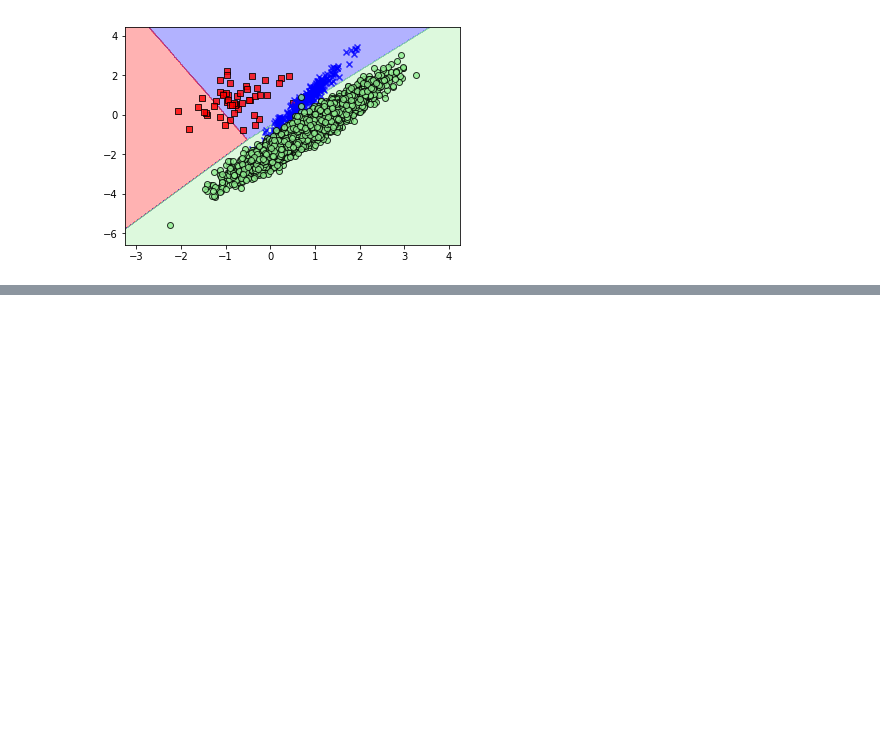
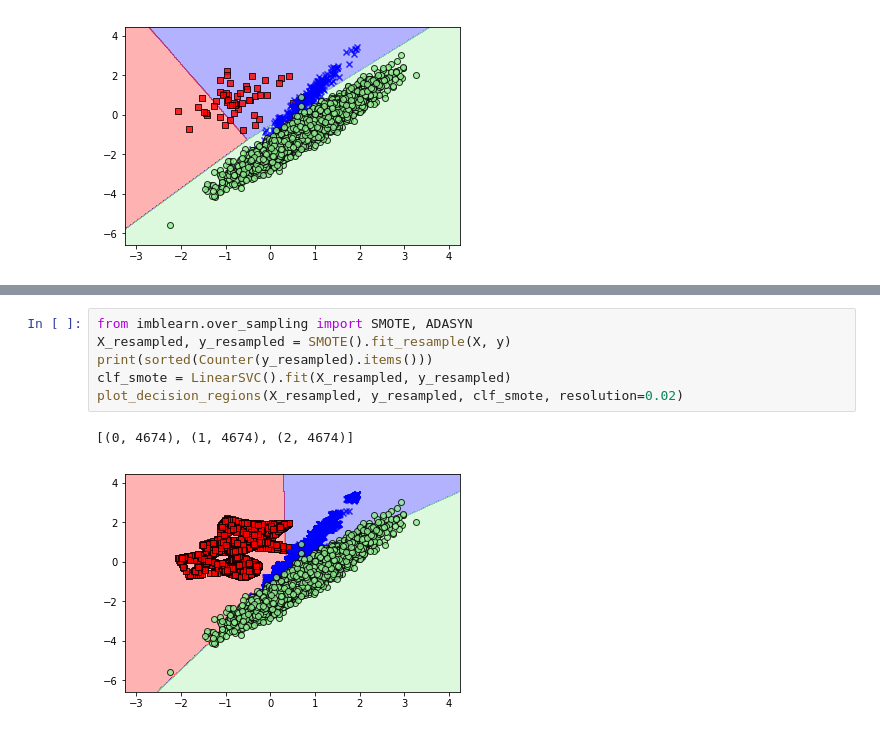
Before and after one commit to pea-sys/Til, a Jupyter notebook: ImbalancedLearnPractice.ipynb, the cells around one changed output, grey strips where cells are left out. Cells and saved outputs as stored; diff of their text form; blank space fills up the shorter version.

```diff
--- a/ImbalancedLearnPractice.ipynb
+++ b/ImbalancedLearnPractice.ipynb
@@ -108,0 +128,9 @@ print(sorted(Counter(y_resampled).items()))
+# %%
+from imblearn.over_sampling import SMOTE, ADASYN
+X_resampled, y_resampled = SMOTE().fit_resample(X, y)
+print(sorted(Counter(y_resampled).items()))
+clf_smote = LinearSVC().fit(X_resampled, y_resampled)
+plot_decision_regions(X_resampled, y_resampled, clf_smote, resolution=0.02)
+# %% [output]
+[(0, 4674), (1, 4674), (2, 4674)]
+[figure, added]
```
Also changed, not shown: parts of 34 cells of this notebook.
